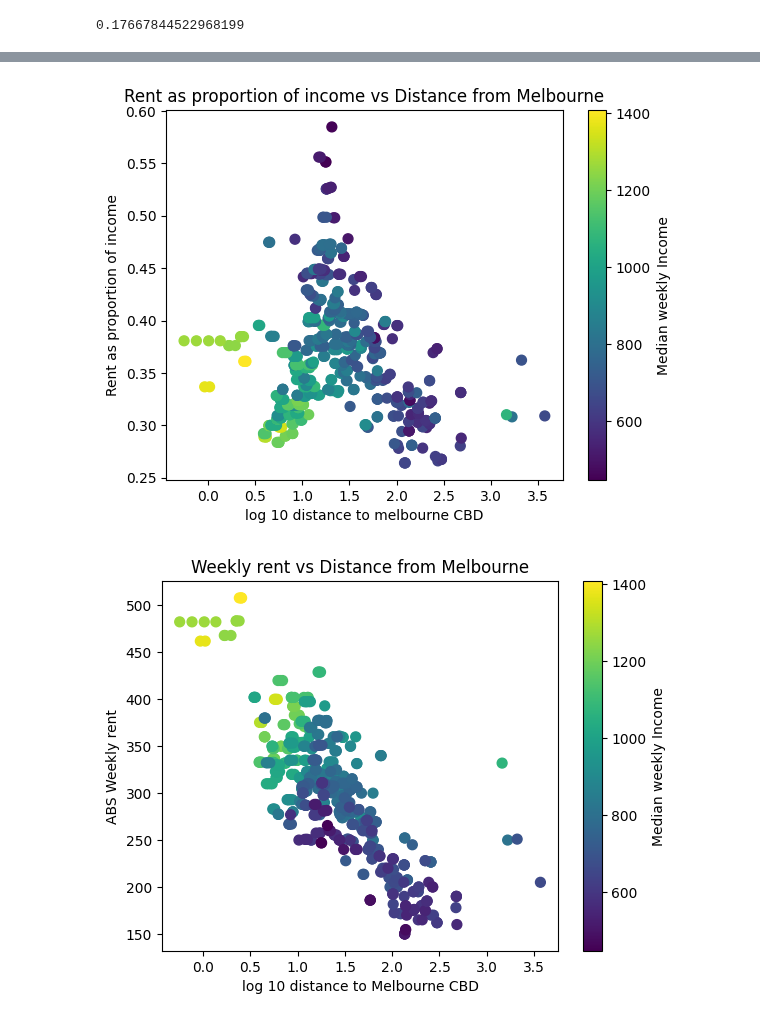
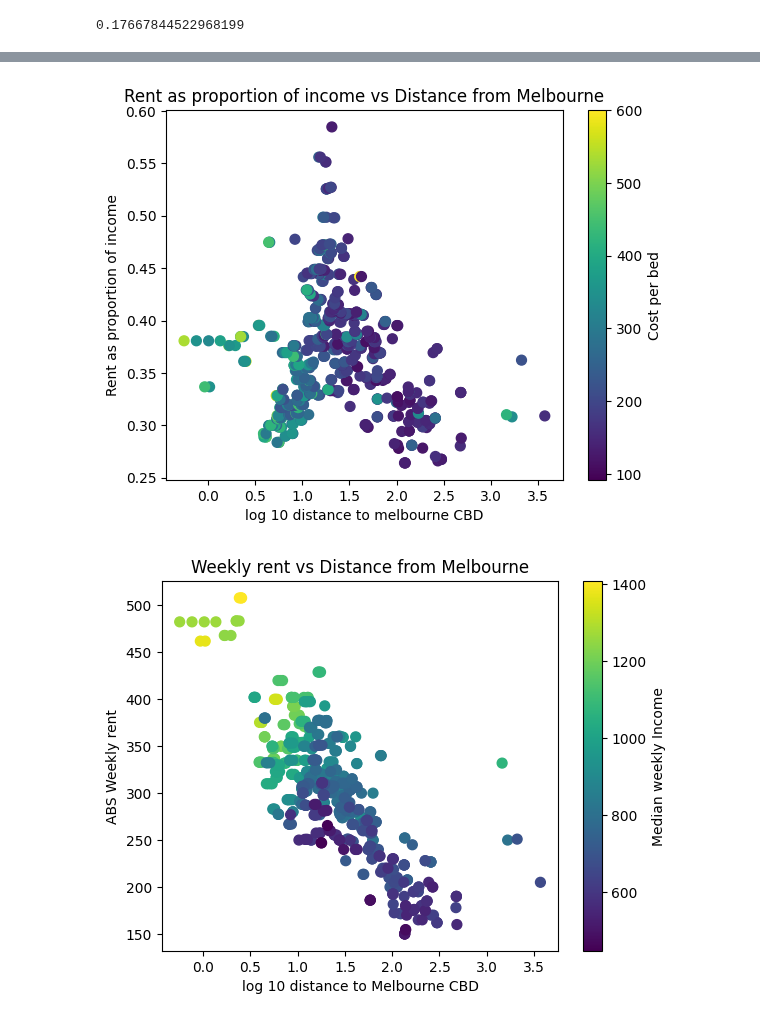
Before and after one commit to stephenmarcou/Real-Estate-Industry-Project, a Jupyter notebook: notebooks/affordability.ipynb, the cells around one changed output, grey strips where cells are left out. Cells and saved outputs as stored; diff of their text form; code cells hidden in the pictures.

Commit message:
affordability model

```diff
--- a/notebooks/affordability.ipynb
+++ b/notebooks/affordability.ipynb
@@ -73,6 +23,8 @@ df
 # %%
-# Function to calculate distance
 def calculate_distance(point_str, target_coordinates):
+    """
+    Function to calculate distance between 2 corodinates the point_str and the target coordinates
+    """
     # Extract latitude and longitude from the 'geometry' column
     coordinates = point_str.strip('POINT ()').split()
     lat, lon = float(coordinates[1]), float(coordinates[0])
@@ -122,23 +60,23 @@ affordability_df[affordability_df['weekly rent amount'] >2000]
 # %% [output]
 |  | postcode | beds | weekly rent amount | median weekly household rental pa... | median equivalised total househol... | ... |
 # %%
-plt.scatter(np.log10(affordability_df['distance_to_melb_cbd_km']), affordability_df['rent as proportion of income'], c=affordability_df['median equivalised total household income (weekly) ($) 2021'], cmap='viridis', s=50)  # 'viridis' is a colormap
+plt.scatter(np.log10(affordability_df['distance_to_melb_cbd_km']), affordability_df['rent as proportion of income'], c=affordability_df['cost per bed'], cmap='viridis', s=50)  # 'viridis' is a colormap
 plt.xlabel('log 10 distance to melbourne CBD')
 plt.ylabel('Rent as proportion of income')
 
 # Add a colorbar to show the mapping
 colorbar = plt.colorbar()
-colorbar.set_label('Median weekly Income')
+colorbar.set_label('Cost per bed')
 
-#adding a title
+# adding a title
 title = 'Rent as proportion of income vs Distance from Melbourne'
 plt.title(title)
 
-#saving the plot
+# saving the plot
 path = f"../plots/{title.replace(' ', '_')}.png"
 plt.savefig(path)
 # %% [output]
-[figure, old version]
+[figure, new version]
 # %%
 plt.scatter(np.log10(affordability_df['distance_to_melb_cbd_km']), affordability_df['median weekly household rental payment ($) 2021'], c=affordability_df['median equivalised total household income (weekly) ($) 2021'], cmap='viridis', s=50)  # 'viridis' is a colormap
 plt.xlabel('log 10 distance to Melbourne CBD')
```
Also changed, not shown: parts of 19 cells of this notebook, 2 other files.
